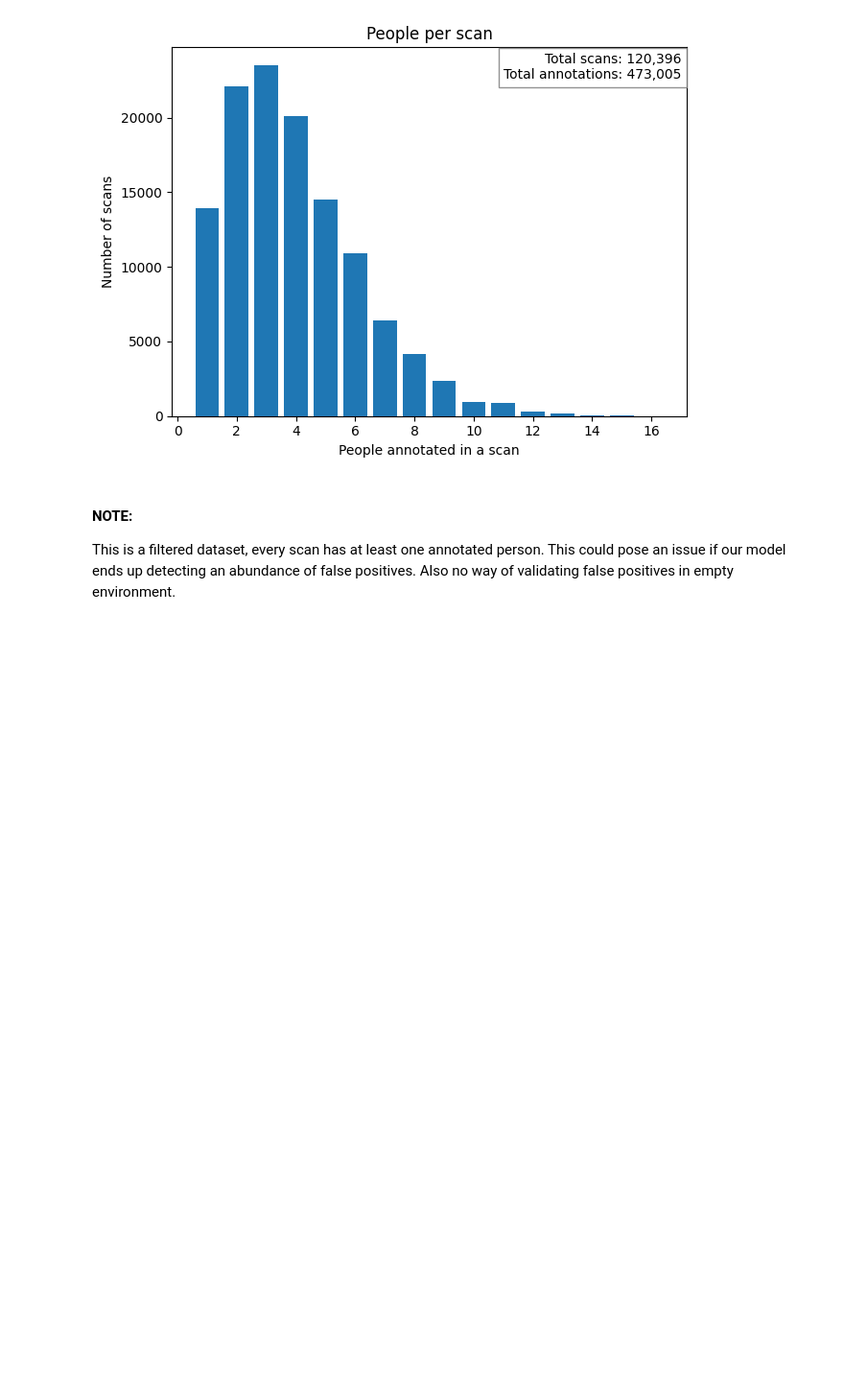
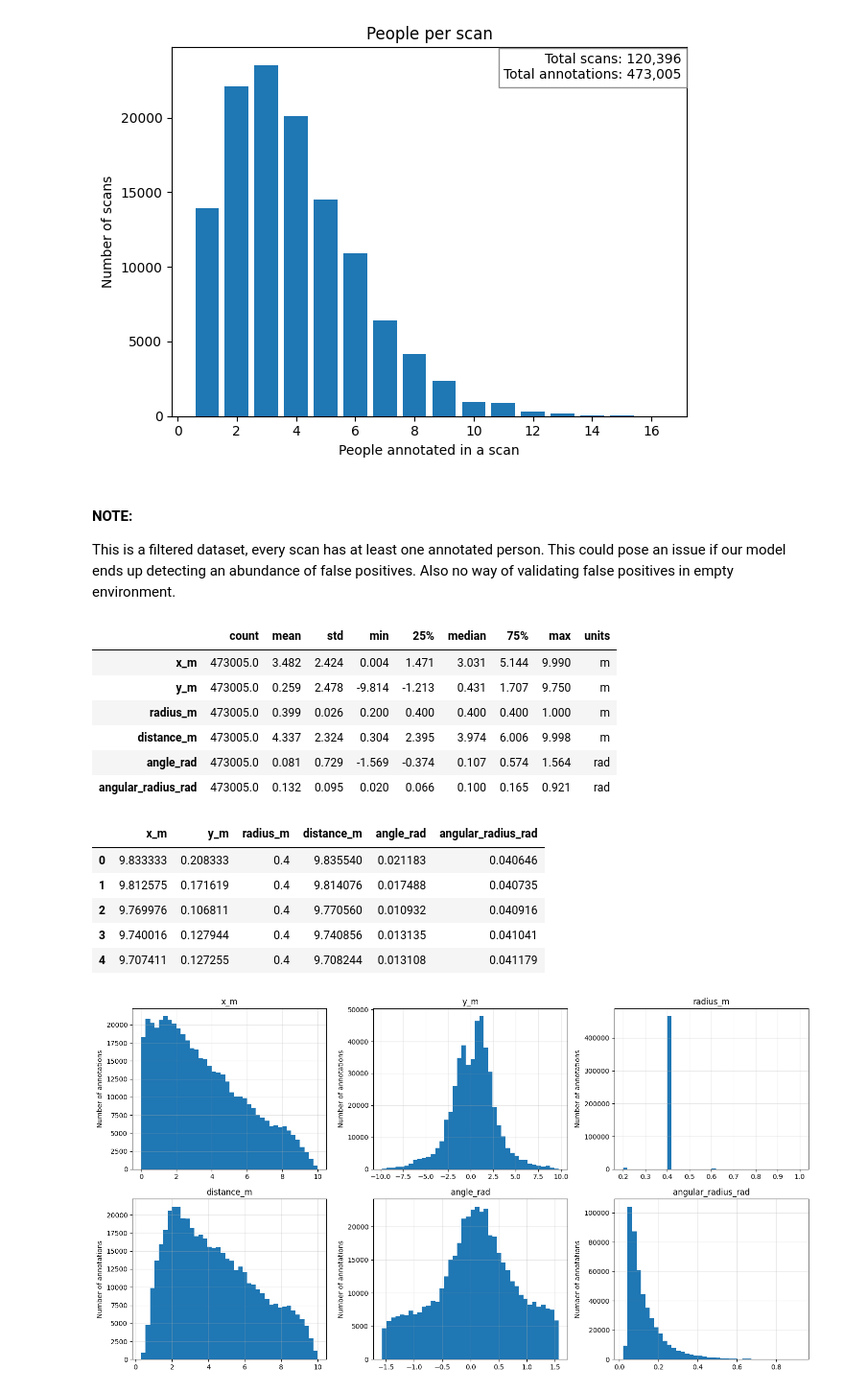
Before and after one commit to BrianR312/ME4452_ML_Project, a Jupyter notebook: Dataset Exploration.ipynb, the cells around one changed output. Shown at 96% size. Cells and saved outputs as stored; diff of their text form; code cells hidden in the pictures; blank space fills up the shorter version.

```diff
--- a/Dataset Exploration.ipynb
+++ b/Dataset Exploration.ipynb
@@ -191,3 +191,55 @@ plt.show()
 # %% [markdown]
 #### NOTE:
 This is a filtered dataset, every scan has at least one annotated person. This could pose an issue if our model ends up detecting an abundance of false positives. Also no way of validating false positives in empty environment.
+# %%
+with h5py.File(path, "r") as f:
+    circles = f["circles"][:]
+
+attributes_df = pd.DataFrame(
+    circles,
+    columns=[
+        "x_m",
+        "y_m",
+        "radius_m",
+        "distance_m",
+        "angle_rad",
+        "angular_radius_rad",
+    ],
+)
+
+# Tabular distribution summary
+summary_df = attributes_df.describe(
+    percentiles=[0.25, 0.50, 0.75]
+).T.rename(columns={"50%": "median"})
+
+summary_df["units"] = ["m", "m", "m", "m", "rad", "rad"]
+display(summary_df.round(3))
+
+display(attributes_df.head())
+
+# Plot all six distributions
+fig, axes = plt.subplots(2, 3, figsize=(15, 8))
+
+for column, ax in zip(attributes_df.columns, axes.flat):
+    ax.hist(attributes_df[column], bins=40)
+    ax.set_title(column)
+    ax.set_ylabel("Number of annotations")
+    ax.grid(True, alpha=0.3)
+
+plt.tight_layout()
+plt.show()
+# %% [output]
+|  | count | mean | std | min | 25% | median | 75% | max | units |
+| x_m | 473005.0 | 3.482 | 2.424 | 0.004 | 1.471 | 3.031 | 5.144 | 9.990 | m |
+| y_m | 473005.0 | 0.259 | 2.478 | -9.814 | -1.213 | 0.431 | 1.707 | 9.750 | m |
+| radius_m | 473005.0 | 0.399 | 0.026 | 0.200 | 0.400 | 0.400 | 0.400 | 1.000 | m |
+| distance_m | 473005.0 | 4.337 | 2.324 | 0.304 | 2.395 | 3.974 | 6.006 | 9.998 | m |
+| angle_rad | 473005.0 | 0.081 | 0.729 | -1.569 | -0.374 | 0.107 | 0.574 | 1.564 | rad |
+| angular_radius_rad | 473005.0 | 0.132 | 0.095 | 0.020 | 0.066 | 0.100 | 0.165 | 0.921 | rad |
+|  | x_m | y_m | radius_m | distance_m | angle_rad | angular_radius_rad |
+| 0 | 9.833333 | 0.208333 | 0.4 | 9.835540 | 0.021183 | 0.040646 |
+| 1 | 9.812575 | 0.171619 | 0.4 | 9.814076 | 0.017488 | 0.040735 |
+| 2 | 9.769976 | 0.106811 | 0.4 | 9.770560 | 0.010932 | 0.040916 |
+| 3 | 9.740016 | 0.127944 | 0.4 | 9.740856 | 0.013135 | 0.041041 |
+| 4 | 9.707411 | 0.127255 | 0.4 | 9.708244 | 0.013108 | 0.041179 |
+[figure, added]
```
Also changed, not shown: parts of 2 cells of this notebook.
